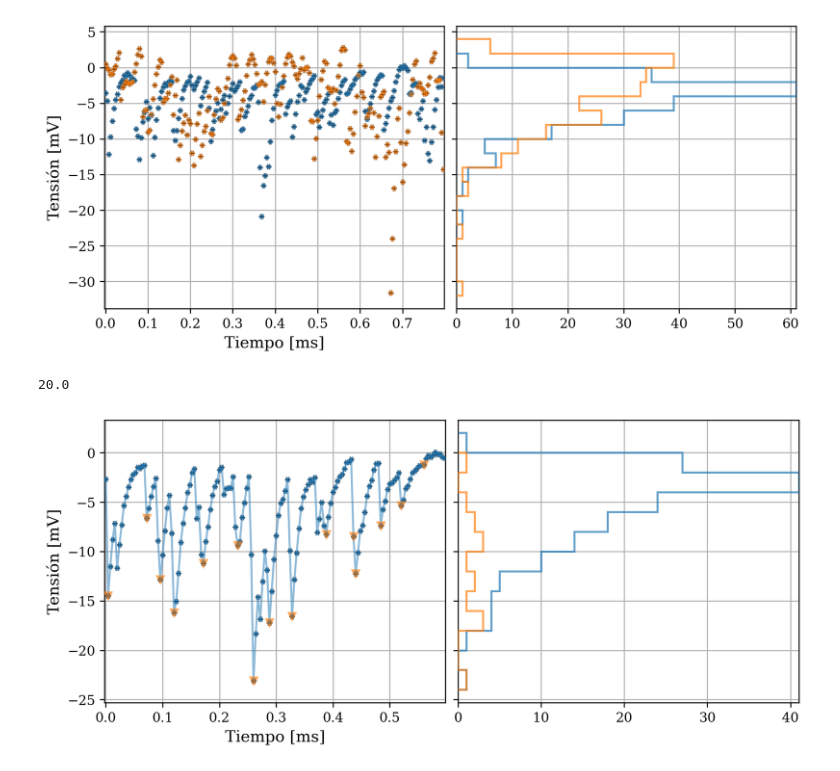
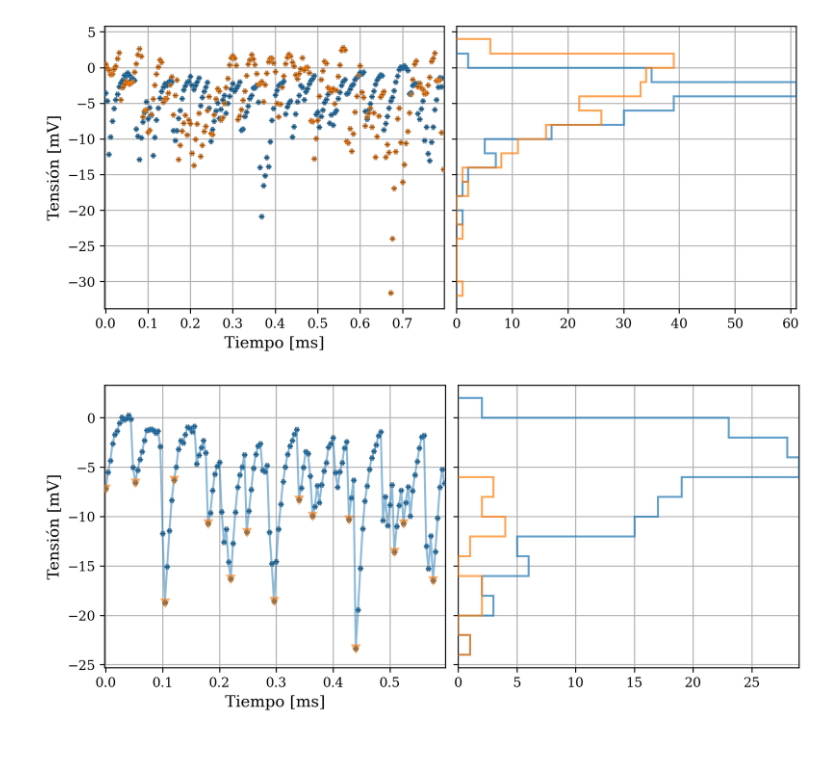
Before and after one commit to agustinbrusco/Laboratorio5, a Jupyter notebook: Datos y código - Práctica 3/peak_stats.ipynb, the cells around one changed output. Saved outputs shown, nothing was run; the diff lists cells and outputs as text; code cells hidden in the pictures.

Commit message:
tried to reproduce previous hist plots

```diff
--- a/Datos y código - Práctica 3/peak_stats.ipynb
+++ b/Datos y código - Práctica 3/peak_stats.ipynb
@@ -136,17 +136,13 @@ plot_measurements(tiempo, channel, min_val, max_val, med_index=6, n_datos=200, f
 plt.show()
 # %% [output]
 [figure]
-# %%
-5/250e3*1e6
-# %% [output]
-20.0
 # %%
 w_size = 10  # Window size in data points
 n_datos = 150
-med_index = 2
+med_index = 4
 plot_args = tiempo, channel, min_val, max_val, med_index, n_datos
 fig, axs = plot_measurements(*plot_args)
 plot_custom_peaks(*plot_args, fig, window_size=w_size)
 plt.show()
 # %% [output]
-[figure, old version]
+[figure, new version]
```
Also changed, not shown: parts of 1 cell of this notebook.
